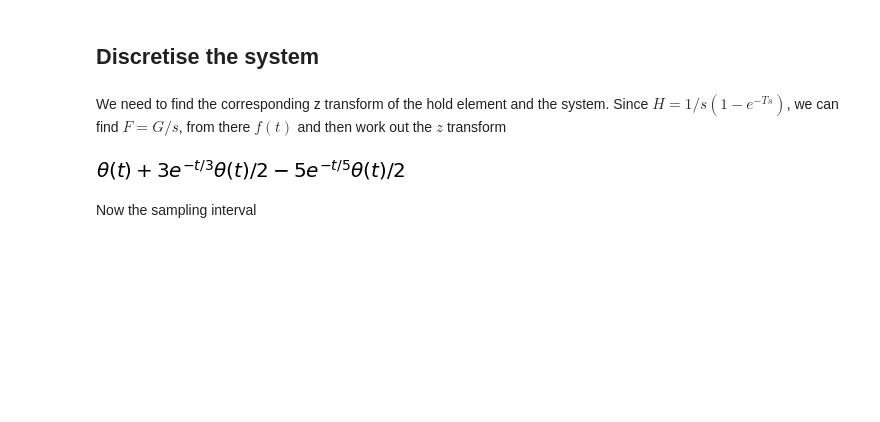
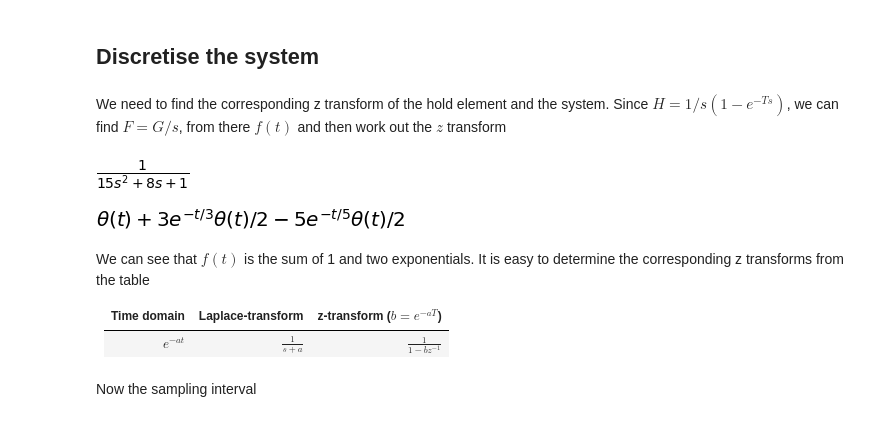
Before and after one commit to alchemyst/Dynamics-and-Control, a Jupyter notebook: 2_Control/6_Discrete_control_and_analysis/Dahlin controller.ipynb, the cells around one changed output. Saved outputs shown, nothing was run; the diff lists cells and outputs as text; code cells hidden in the pictures; blank space fills up the shorter version.

```diff
--- a/2_Control/6_Discrete_control_and_analysis/Dahlin controller.ipynb
+++ b/2_Control/6_Discrete_control_and_analysis/Dahlin controller.ipynb
@@ -15,10 +15,20 @@ We need to find the corresponding z transform of the hold element and the system
 # %%
 s, t = sympy.symbols('s, t')
 Gs = 1/(15*s**2 + 8*s + 1)
-f = sympy.inverse_laplace_transform(Gs/s, s, t).simplify()
-sympy.nsimplify(sympy.N(f)).simplify()
+Gs
 # %% [output]
-[figure, old version]
+[figure, new version]
+# %%
+f = sympy.inverse_laplace_transform(Gs/s, s, t).simplify()
+sympy.nsimplify(sympy.N(f)).simplify()
+# %% [output]
+[figure, added]
+# %% [markdown]
+We can see that $f(t)$ is the sum of 1 and two exponentials. It is easy to determine the corresponding z transforms from the table
+
+| Time domain | Laplace-transform | z-transform ($b=e^{-aT}$) |
+|-------------|-------------------|---------------------------|
+|$e^{-at}$    | $\frac{1}{s+a}$   | $\frac{1}{1-bz^{-1}}$     |
 # %%
 z, q = sympy.symbols('z, q')
 # %% [markdown]
```
Also changed, not shown: parts of 2 cells of this notebook.
